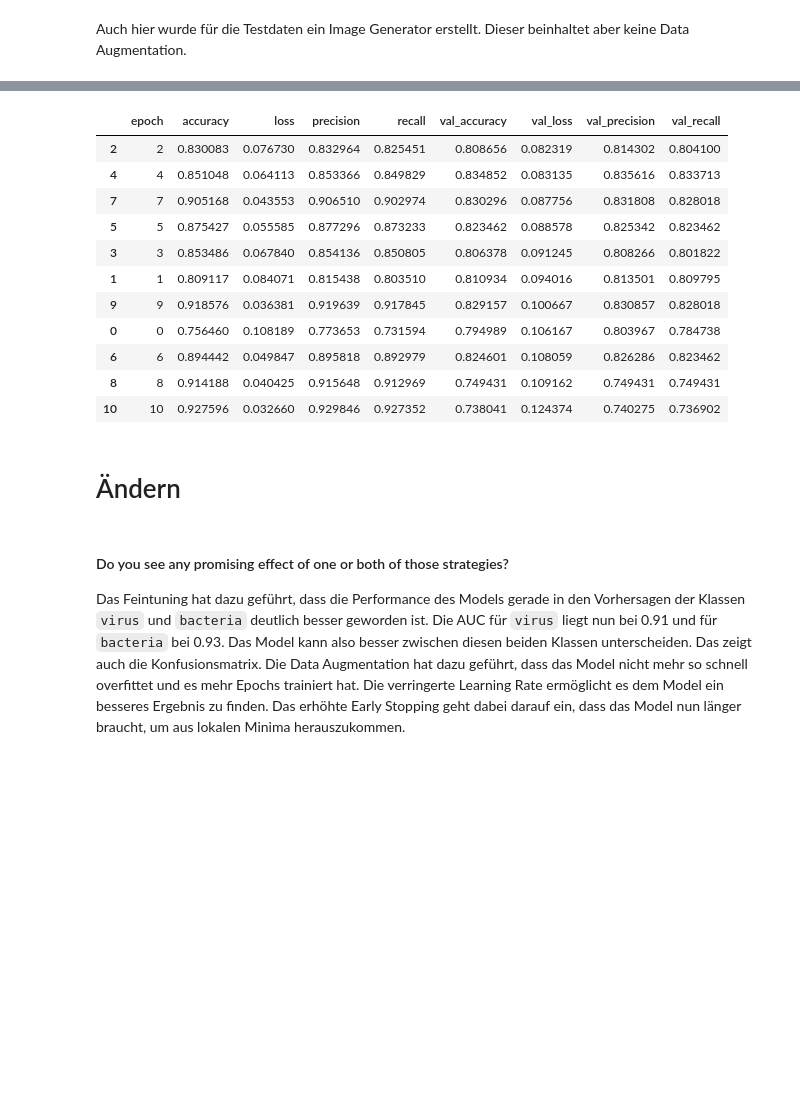
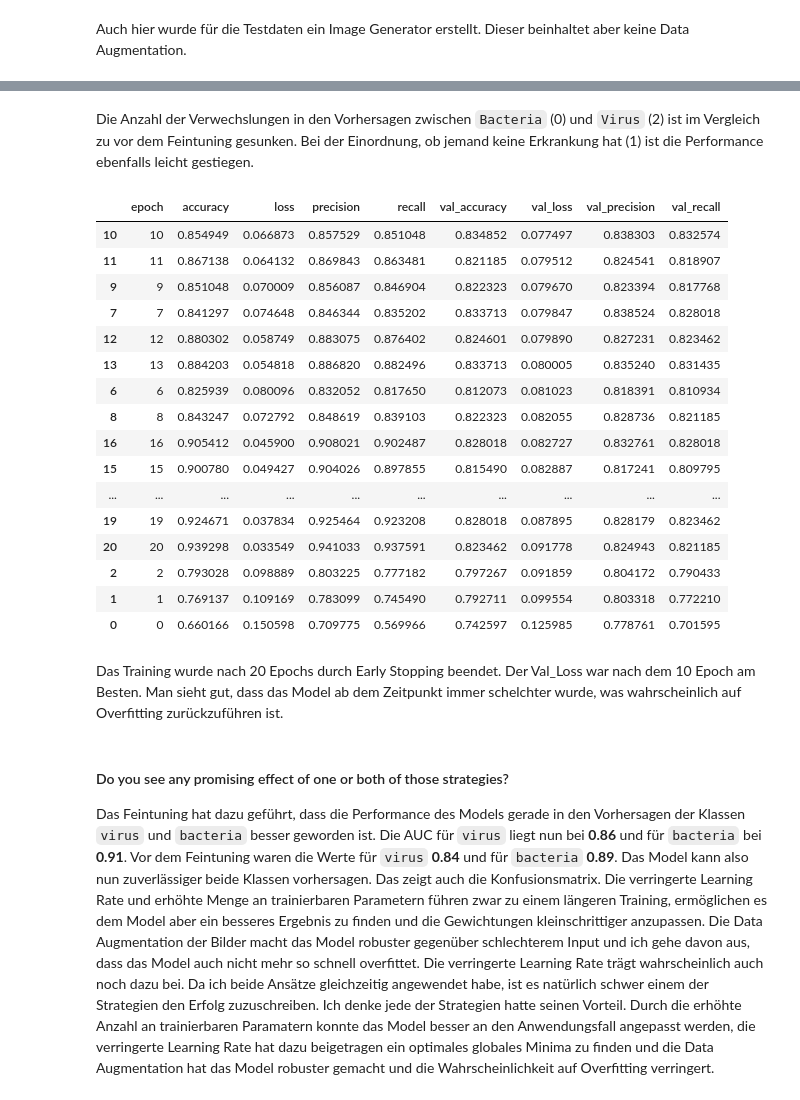
Before and after one commit to PhilippVogel92/ai_for_smart_health, a Jupyter notebook: ai_smart_health_portfolio_02_pneumonia_prediction.ipynb, the cells around one changed output, grey strips where cells are left out. Cells and saved outputs as stored; diff of their text form; code cells hidden in the pictures; blank space fills up the shorter version.

```diff
--- a/ai_smart_health_portfolio_02_pneumonia_prediction.ipynb
+++ b/ai_smart_health_portfolio_02_pneumonia_prediction.ipynb
@@ -1683,22 +1680,30 @@ plt.show()
+# %% [markdown]
+Die Anzahl der Verwechslungen in den Vorhersagen zwischen `Bacteria` (0) und `Virus` (2) ist im Vergleich zu vor dem Feintuning gesunken. Bei der Einordnung, ob jemand keine Erkrankung hat (1) ist die Performance ebenfalls leicht gestiegen.
 # %%
 #load log file and print history
-log = pd.read_csv("models/CNN_with_dense_net_InfectionType_20230703-13h34min_finetuning_training.log")
+log = pd.read_csv("models/CNN_with_dense_net_InfectionType_20230703-19h14min_finetuning_training.log")
 log.sort_values(by="val_loss", ascending=True)
 # %% [output]
 |  | epoch | accuracy | loss | precision | recall | val_accuracy | val_loss | val_precision | val_recall |
-| 2 | 2 | 0.830083 | 0.076730 | 0.832964 | 0.825451 | 0.808656 | 0.082319 | 0.814302 | 0.804100 |
-| 4 | 4 | 0.851048 | 0.064113 | 0.853366 | 0.849829 | 0.834852 | 0.083135 | 0.835616 | 0.833713 |
-| 7 | 7 | 0.905168 | 0.043553 | 0.906510 | 0.902974 | 0.830296 | 0.087756 | 0.831808 | 0.828018 |
-| 5 | 5 | 0.875427 | 0.055585 | 0.877296 | 0.873233 | 0.823462 | 0.088578 | 0.825342 | 0.823462 |
-| 3 | 3 | 0.853486 | 0.067840 | 0.854136 | 0.850805 | 0.806378 | 0.091245 | 0.808266 | 0.801822 |
-| 1 | 1 | 0.809117 | 0.084071 | 0.815438 | 0.803510 | 0.810934 | 0.094016 | 0.813501 | 0.809795 |
-| 9 | 9 | 0.918576 | 0.036381 | 0.919639 | 0.917845 | 0.829157 | 0.100667 | 0.830857 | 0.828018 |
-| 0 | 0 | 0.756460 | 0.108189 | 0.773653 | 0.731594 | 0.794989 | 0.106167 | 0.803967 | 0.784738 |
-| 6 | 6 | 0.894442 | 0.049847 | 0.895818 | 0.892979 | 0.824601 | 0.108059 | 0.826286 | 0.823462 |
-| 8 | 8 | 0.914188 | 0.040425 | 0.915648 | 0.912969 | 0.749431 | 0.109162 | 0.749431 | 0.749431 |
-| 10 | 10 | 0.927596 | 0.032660 | 0.929846 | 0.927352 | 0.738041 | 0.124374 | 0.740275 | 0.736902 |
+| 10 | 10 | 0.854949 | 0.066873 | 0.857529 | 0.851048 | 0.834852 | 0.077497 | 0.838303 | 0.832574 |
+| 11 | 11 | 0.867138 | 0.064132 | 0.869843 | 0.863481 | 0.821185 | 0.079512 | 0.824541 | 0.818907 |
+| 9 | 9 | 0.851048 | 0.070009 | 0.856087 | 0.846904 | 0.822323 | 0.079670 | 0.823394 | 0.817768 |
+| 7 | 7 | 0.841297 | 0.074648 | 0.846344 | 0.835202 | 0.833713 | 0.079847 | 0.838524 | 0.828018 |
+| 12 | 12 | 0.880302 | 0.058749 | 0.883075 | 0.876402 | 0.824601 | 0.079890 | 0.827231 | 0.823462 |
+| 13 | 13 | 0.884203 | 0.054818 | 0.886820 | 0.882496 | 0.833713 | 0.080005 | 0.835240 | 0.831435 |
+| 6 | 6 | 0.825939 | 0.080096 | 0.832052 | 0.817650 | 0.812073 | 0.081023 | 0.818391 | 0.810934 |
+| 8 | 8 | 0.843247 | 0.072792 | 0.848619 | 0.839103 | 0.822323 | 0.082055 | 0.828736 | 0.821185 |
+| 16 | 16 | 0.905412 | 0.045900 | 0.908021 | 0.902487 | 0.828018 | 0.082727 | 0.832761 | 0.828018 |
+| 15 | 15 | 0.900780 | 0.049427 | 0.904026 | 0.897855 | 0.815490 | 0.082887 | 0.817241 | 0.809795 |
+| ... | ... | ... | ... | ... | ... | ... | ... | ... | ... |
+| 19 | 19 | 0.924671 | 0.037834 | 0.925464 | 0.923208 | 0.828018 | 0.087895 | 0.828179 | 0.823462 |
+| 20 | 20 | 0.939298 | 0.033549 | 0.941033 | 0.937591 | 0.823462 | 0.091778 | 0.824943 | 0.821185 |
+| 2 | 2 | 0.793028 | 0.098889 | 0.803225 | 0.777182 | 0.797267 | 0.091859 | 0.804172 | 0.790433 |
+| 1 | 1 | 0.769137 | 0.109169 | 0.783099 | 0.745490 | 0.792711 | 0.099554 | 0.803318 | 0.772210 |
+| 0 | 0 | 0.660166 | 0.150598 | 0.709775 | 0.569966 | 0.742597 | 0.125985 | 0.778761 | 0.701595 |
-# %% [markdown]
-# Ändern
+# %% [markdown]
+Das Training wurde nach 20 Epochs durch Early Stopping beendet. Der Val_Loss war nach dem 10 Epoch am Besten. Man sieht gut, dass das Model ab dem Zeitpunkt immer schelchter wurde, was wahrscheinlich auf Overfitting zurückzuführen ist.
 # %% [markdown]
 #### Do you see any promising effect of one or both of those strategies?
-Das Feintuning hat dazu geführt, dass die Performance des Models gerade in den Vorhersagen der Klassen `virus` und `bacteria` deutlich besser geworden ist. Die AUC für `virus` liegt nun bei 0.91 und für `bacteria` bei 0.93. Das Model kann also besser zwischen diesen beiden Klassen unterscheiden. Das zeigt auch die Konfusionsmatrix. Die Data Augmentation hat dazu geführt, dass das Model nicht mehr so schnell overfittet und es mehr Epochs trainiert hat. Die verringerte Learning Rate ermöglicht es dem Model ein besseres Ergebnis zu finden. Das erhöhte Early Stopping geht dabei darauf ein, dass das Model nun länger braucht, um aus lokalen Minima herauszukommen.
+Das Feintuning hat dazu geführt, dass die Performance des Models gerade in den Vorhersagen der Klassen `virus` und `bacteria` besser geworden ist. Die AUC für `virus` liegt nun bei __0.86__ und für `bacteria` bei __0.91__. Vor dem Feintuning waren die Werte für `virus` __0.84__ und für `bacteria` __0.89__. Das Model kann also nun zuverlässiger beide Klassen vorhersagen. Das zeigt auch die Konfusionsmatrix. Die verringerte Learning Rate und erhöhte Menge an trainierbaren Parametern führen zwar zu einem längeren Training, ermöglichen es dem Model aber ein besseres Ergebnis zu finden und die Gewichtungen kleinschrittiger anzupassen. Die Data Augmentation der Bilder macht das Model robuster gegenüber schlechterem Input und ich gehe davon aus, dass das Model auch nicht mehr so schnell overfittet. Die verringerte Learning Rate trägt wahrscheinlich auch noch dazu bei.
+Da ich beide Ansätze gleichzeitig angewendet habe, ist es natürlich schwer einem der Strategien den Erfolg zuzuschreiben. Ich denke jede der Strategien hatte seinen Vorteil. Durch die erhöhte Anzahl an trainierbaren Paramatern konnte das Model besser an den Anwendungsfall angepasst werden, die verringerte Learning Rate hat dazu beigetragen ein optimales globales Minima zu finden und die Data Augmentation hat das Model robuster gemacht und die Wahrscheinlichkeit auf Overfitting verringert.
```
Also changed, not shown: parts of 16 cells of this notebook, 2 other files.
